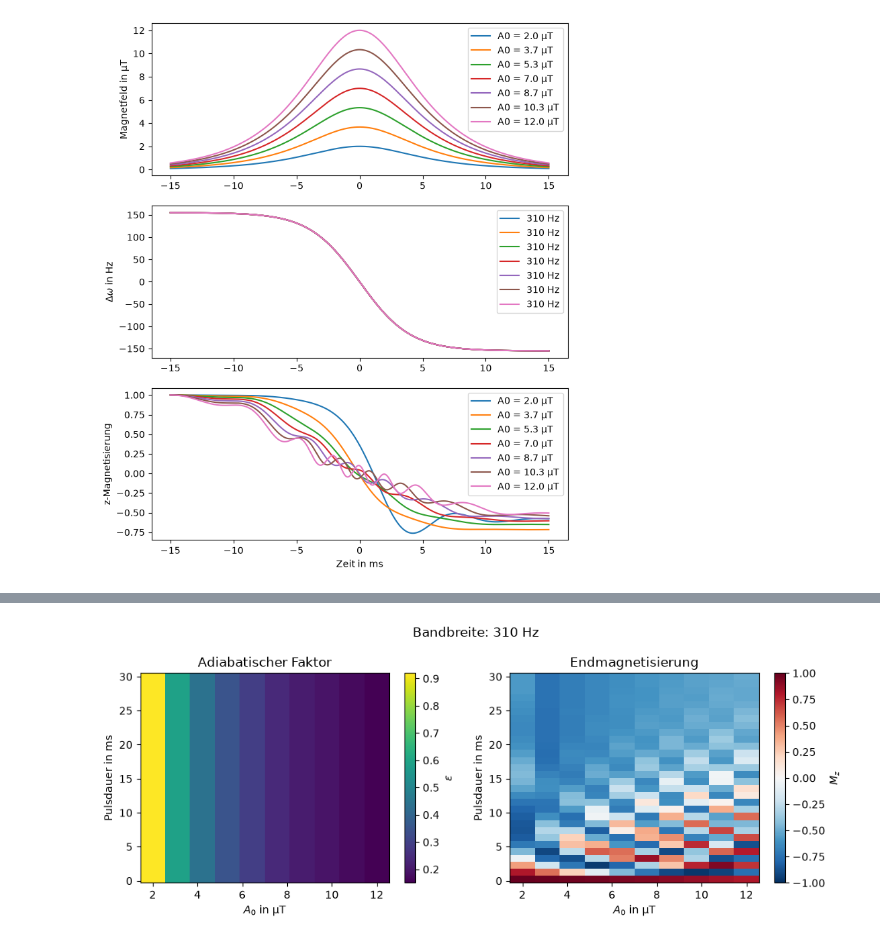
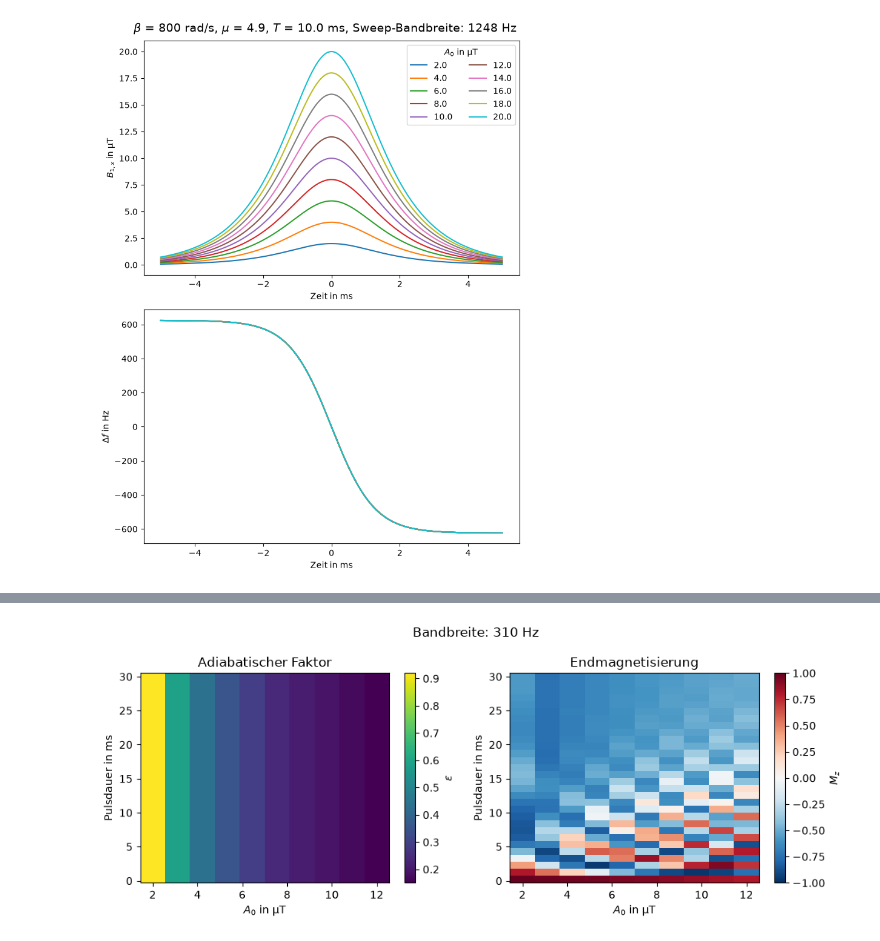
Before and after one commit to viola-schumann/Bloch-hyperbolic-secant, a Jupyter notebook: Sech_Puls.ipynb, the cells around one changed output, grey strips where cells are left out. Saved outputs shown, nothing was run; the diff lists cells and outputs as text; code cells hidden in the pictures.

```diff
--- a/Sech_Puls.ipynb
+++ b/Sech_Puls.ipynb
@@ -43,15 +46,15 @@ def adiabatic(A0, mu, beta):
 # %%
 # Puls Parameter
 
-A0 = 12e-6
-beta = 250
-mu = 3.9
+A0 = 5e-6
+beta = 800                      # 800 rad / s
+mu = 4.9
 
-pulse_duration = 15e-3                      # Achtung! Das ist die halbe Pulsdauer
-t_start = - pulse_duration
-t_end = pulse_duration
+half_pulse_duration = 5e-3                      # Achtung: Das ist die halbe Pulsdauer!
+t_start = - half_pulse_duration
+t_end = half_pulse_duration
 times = np.linspace(t_start, t_end, 2000)
 
-print("Bandbreite:", delta_f(mu, beta))
+print("Sweep-Bandbreite:", bandbreite(mu, beta))
 print("Adiabatischer Faktor:", adiabatic(A0, mu, beta))
 # %% [output]
@@ -62,5 +65,6 @@ Adiabatischer Faktor: 0.15378201270818165
 
 time_values = times
 amp_values = np.array([B1x(t, A0, beta) for t in times])
-phase_values = np.array([delta_omega(t, mu, beta) for t in times])
+frequency_values_rad = np.array([delta_omega(t, mu, beta) for t in times])
+frequency_values_hz = frequency_values_rad / (2* np.pi)
 # %%
@@ -114,50 +115,70 @@ Longitudinale Komponente am Pulsende: -0.537
 # %%
 # Variation A0
 
-A0_range = np.linspace(2e-6, 12e-6, 7)
+A0_range = np.linspace(2e-6, 20e-6, 10)
 
 epsilons = []
 inversionsgrade = []
 
-fig1, ax1 = plt.subplots(3,1, figsize=(8,10))
+fig1, ax1 = plt.subplots(2,1, figsize=(8,10))
+fig1.suptitle(f"$\\beta$ = {beta} rad/s, $\\mu$ = {mu}, $T$ = {2*half_pulse_duration*1e3} ms, Sweep-Bandbreite: {bandbreite(mu, beta):.0f} Hz",
+              fontsize = 14, y=0.96)
+fig1.subplots_adjust(top=0.93, bottom=0.10, hspace=0.15)
+
+fig3, ax3 = plt.subplots(1,1, figsize=(8,5))
+fig3.suptitle(f"$\\beta$ = {beta} rad/s, $\\mu$ = {mu}, $T$ = {2*half_pulse_duration*1e3} ms, Sweep-Bandbreite: {bandbreite(mu, beta):.0f} Hz",
+              fontsize = 14, y=0.96)
+fig3.subplots_adjust(top=0.88, bottom=0.10, hspace=0.2)
 
 for A0_value in A0_range:
 
     amp_values = np.array([B1x(t, A0_value, beta) for t in times])
-    phase_values = np.array([delta_omega(t, mu, beta) for t in times])
+    frequency_values_rad = np.array([delta_omega(t, mu, beta) for t in times])
+    frequency_values_hz = frequency_values_rad / (2 * np.pi)
 
-    bandbreite_values = delta_f(mu, beta)
+    ax1[0].plot(times*1e3, amp_values*1e6, label = f"{A0_value*1e6:.1f}")
+    ax1[0].legend(title = r"$A_0$ in µT", ncol=2)
+    ax1[0].set_xlabel("Zeit in ms")
+    ax1[0].set_ylabel(r"$B_{1,x}$ in µT")
 
-    epsilon = np.round(adiabatic(A0_value, mu, beta),1)
-    epsilons.append(epsilon)
+    ax1[1].plot(times*1e3, frequency_values_hz)
+    ax1[1].set_xlabel("Zeit in ms")
+    ax1[1].set_ylabel(r"$\Delta f$ in Hz")
+
 
     solutions = solve_ivp(bloch_rot, (t_start, t_end), M0, args=(A0_value, mu, beta, T_1, T_2), t_eval = time_values)
     Mzs = solutions.y[2]
+
+    ax3.plot(times*1e3, Mzs, label = f"{A0_value*1e6:.1f}")
+    ax3.legend(title = r"$A_0$ in µT", ncol=2)
+    ax3.set_xlabel("Zeit in ms")
+    ax3.set_ylabel("z-Magnetisierung")
+    ax3.grid(True)
+    ax3.set_ylim(-1.1, 1.1)
+
 
     last_times = int(0.05 * len(times))
     inversionsgrad = np.mean(Mzs[-last_times:])
     inversionsgrade.append(inversionsgrad)
 
-    ax1[0].plot(times*1e3, amp_values*1e6, label = f"A0 = {A0_value*1e6:.1f} µT")
-    ax1[0].legend()
-    ax1[0].set_ylabel("Magnetfeld in µT")
-
-    ax1[1].plot(times*1e3, phase_values, label = f"{bandbreite_values:.0f} Hz")
-    ax1[1].legend()
-    ax1[1].set_ylabel(r"$\Delta \omega$ in Hz")
-
-    ax1[2].plot(times*1e3, Mzs, label = f"A0 = {A0_value*1e6:.1f} µT")
-    ax1[2].legend()
-    ax1[2].set_xlabel("Zeit in ms")
-    ax1[2].set_ylabel("z-Magnetisierung")
+    epsilon = adiabatic(A0_value, mu, beta)
+    epsilons.append(epsilon)
 
 
-fig2, ax2 = plt.subplots(2,1, figsize=(7,6))
+fig2, ax2 = plt.subplots(2,1, figsize=(7,7))
+fig2.suptitle(f"$\\beta$ = {beta} rad/s, $\\mu$ = {mu}, $T$ = {2*half_pulse_duration*1e3} ms, Sweep-Bandbreite: {bandbreite(mu, beta):.0f} Hz",
+              fontsize = 14, y=0.96)
+fig2.subplots_adjust(top=0.91, bottom=0.10, hspace=0.15)
 
-ax2[0].plot(A0_range*1e6, epsilons, ".")
+ax2[0].plot(A0_range*1e6, epsilons, "o--")
+ax2[0].set_xlabel(r"$B_1$ in µT")
 ax2[0].set_ylabel("adiabatischer Faktor")
+ax2[0].grid(True)
 
-ax2[1].plot(A0_range*1e6,inversionsgrade, ".")
-ax2[1].set_xlabel("Magnetfeld in µT")
+ax2[1].plot(A0_range*1e6, inversionsgrade, "o--")
+ax2[1].set_xlabel(r"$B_1$ in µT")
 ax2[1].set_ylabel("longitudinale Endmagnetisierung")
+ax2[1].grid(True)
+ax2[1].set_ylim(-1.1, 1.1)
+ax2[1].yaxis.set_major_locator(MultipleLocator(0.25))
 # %% [output]
@@ -165 +185 @@ Text(0, 0.5, 'longitudinale Endmagnetisierung')
-[figure, old version]
+[figure, new version]
```
Also changed, not shown: parts of 13 cells of this notebook, 20 other files.
